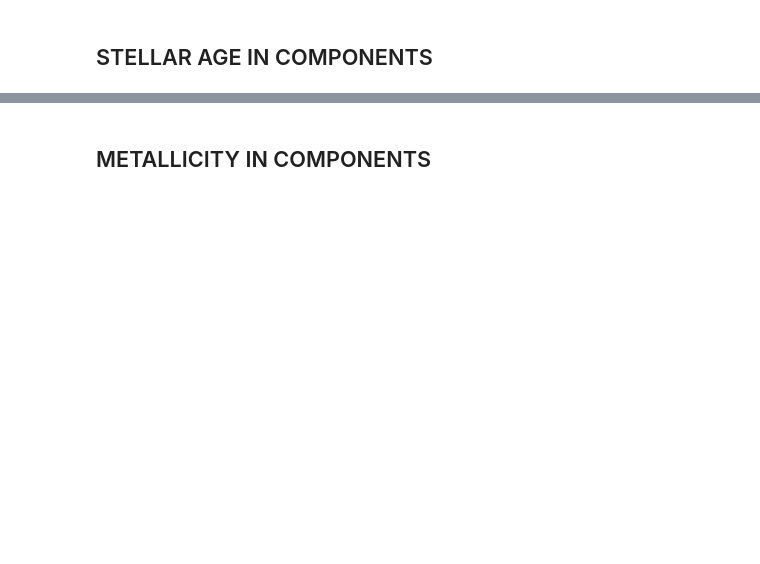
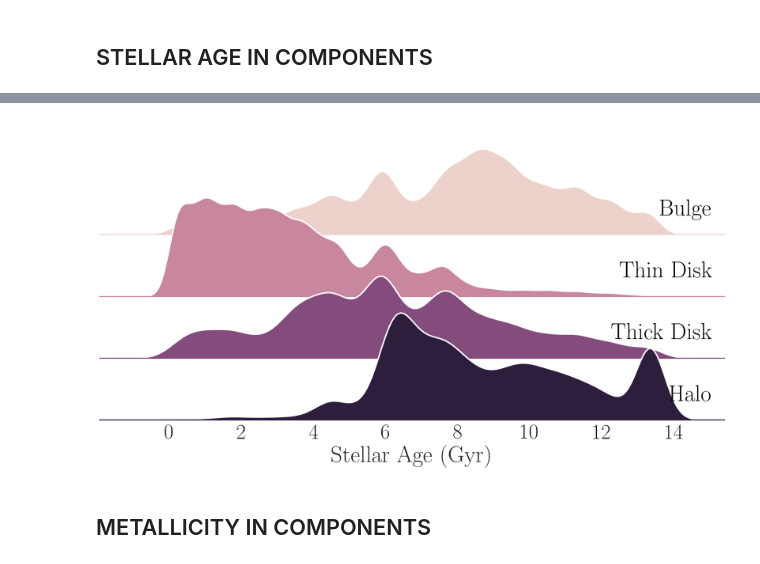
Before and after one commit to ChrisBoettner/skaro, a Jupyter notebook: notebooks/Galaxy_components.ipynb, the cells around one changed output, grey strips where cells are left out. Drawn from its saved outputs; the diff is of its cells as text; code cells hidden in the pictures; blank space fills up the shorter version.

```diff
--- a/notebooks/Galaxy_components.ipynb
+++ b/notebooks/Galaxy_components.ipynb
@@ -42,8 +67,8 @@ ds, mw, stellar_model, imf, planet_model, path = data_setup(
 # %%
 set_plot_defaults()
 
-figure_directory = (
-    f"MilkyWayAnalogue/{resolution}/{sim_id}/{snapshot}/Galaxy_components"
+figure_subdirectory = (
+    f"MilkyWayAnalogue/{mw.resolution}/{mw.sim_id}/{mw.snapshot}/Galaxy_components"
 )
 save = True
 # %% [markdown]
@@ -65,19 +90,13 @@ data = aggregated_dataframe(
     custom_units={"stellar_age": "Gyr"},
 )
 
-# rename components
-data["Component"] = data["Component"].apply(
-    lambda type: type.replace("_", " ").replace(" stars", "").title()
-    if type.endswith("_stars")
-    else type
-)
-
 # filtering values
 filters = {"[Fe/H]": (-2.5, 1)}
 for field_value, ranges in filters.items():
     data = data[data[field_value].between(*ranges)]
 
-# rename labels
+# rename labels and components
+data = rename_galaxy_components(data)
 data, labels = rename_labels(data)
 # %% [markdown]
 ## FRACTION OF MASS IN COMPONENTS
@@ -92,16 +135,18 @@ data.groupby("Component")[labels["stellar_age"]].describe().T
 # %%
 ridgeplot_age = ridgeplot(
     data,
     x=labels["stellar_age"],
     row="Component",
     palette=get_palette(n_colors=4),
     label_position=[0.98, 0.22],
 )
 FigureProcessor(ridgeplot_age.figure).save(
     "ridgeplot_age.pdf",
-    sub_directory=figure_directory,
+    sub_directory=figure_subdirectory,
     save=save,
 )
+# %% [output]
+[figure, added]
 # %% [markdown]
 ## METALLICITY IN COMPONENTS
 # %%
```
Also changed, not shown: parts of 9 cells of this notebook, 21 other files.
